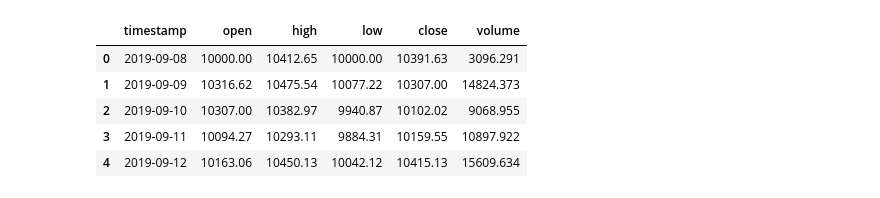
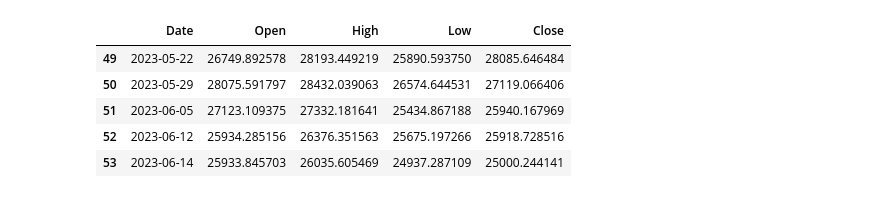
Before and after one commit to MehmetSever09/assist_trader, a Jupyter notebook: notebook/trying-stuff/binance-api-lr.ipynb, the cells around one changed output. Cells and saved outputs as stored; diff of their text form; code cells hidden in the pictures.

```diff
--- a/notebook/trying-stuff/binance-api-lr.ipynb
+++ b/notebook/trying-stuff/binance-api-lr.ipynb
@@ -62,13 +47,22 @@ my_list[-1]
-# %%
-data = pd.read_csv('../../data/raw_data/BTCUSDT_daily.csv')
-data["timestamp"] = pd.to_datetime(data["timestamp"])
-data["timestamp"] = data["timestamp"] - pd.Timedelta(hours=3)
-data["timestamp"] = data["timestamp"].dt.floor("D")
-data.head()
-# %% [output]
-|  | timestamp | open | high | low | close | volume |
-| 0 | 2019-09-08 | 10000.00 | 10412.65 | 10000.00 | 10391.63 | 3096.291 |
-| 1 | 2019-09-09 | 10316.62 | 10475.54 | 10077.22 | 10307.00 | 14824.373 |
-| 2 | 2019-09-10 | 10307.00 | 10382.97 | 9940.87 | 10102.02 | 9068.955 |
-| 3 | 2019-09-11 | 10094.27 | 10293.11 | 9884.31 | 10159.55 | 10897.922 |
-| 4 | 2019-09-12 | 10163.06 | 10450.13 | 10042.12 | 10415.13 | 15609.634 |
+# %%
+df_1w = pd.read_csv("../../app/assets/data/BTC-USD_1W.csv")
+df_1w = df_1w.drop(columns=["Adj Close", "Volume"])
+df_1w["Date"] = pd.to_datetime(df_1w["Date"])
+df_1w = df_1w[df_1w["Date"] > "2022-12-25"]
+# df_1w
+
+df_1day = pd.read_csv('../../data/raw_data/BTCUSDT_daily.csv')
+df_1day["timestamp"] = pd.to_datetime(df_1day["timestamp"])
+df_1day["timestamp"] = df_1day["timestamp"] - pd.Timedelta(hours=3)
+df_1day["timestamp"] = df_1day["timestamp"].dt.floor("D")
+df_1day = df_1day[df_1day["timestamp"] > "2023-01-01"]
+# df_1day
+# %%
+df_1w.tail()
+# %% [output]
+|  | Date | Open | High | Low | Close |
+| 49 | 2023-05-22 | 26749.892578 | 28193.449219 | 25890.593750 | 28085.646484 |
+| 50 | 2023-05-29 | 28075.591797 | 28432.039063 | 26574.644531 | 27119.066406 |
+| 51 | 2023-06-05 | 27123.109375 | 27332.181641 | 25434.867188 | 25940.167969 |
+| 52 | 2023-06-12 | 25934.285156 | 26376.351563 | 25675.197266 | 25918.728516 |
+| 53 | 2023-06-14 | 25933.845703 | 26035.605469 | 24937.287109 | 25000.244141 |
```
Also changed, not shown: parts of 8 cells of this notebook, 11 other files.
